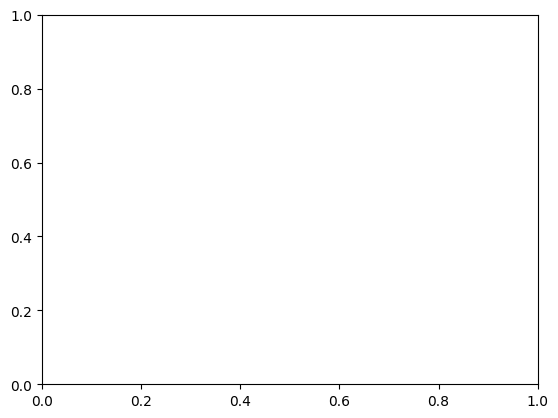
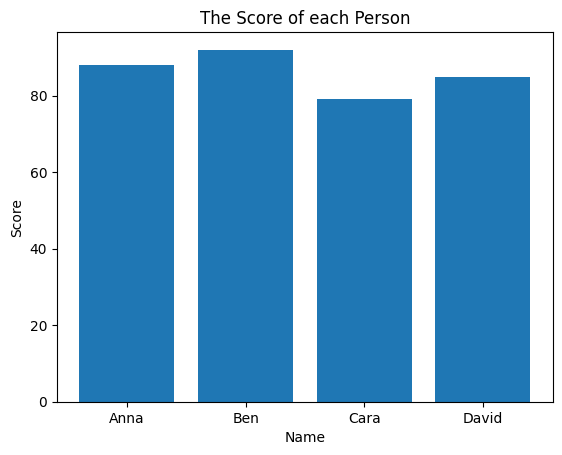
Unified diff of the notebook cell whose output changed from the first chart to the second:
--- before
+++ after
@@ -1,6 +1,6 @@
-bar = plt.subplots()
-bar.bar(df['Name'] , df['Score'])
-bar.set_title('Scores of People')
-bar.set_xlabel('Names')
-bar.set_ylabel('Scores')
+
+plt.bar(df['Name'] , df['Score']) 
+plt.title('The Score of each Person')
+plt.xlabel('Name')
+plt.ylabel('Score')
 plt.show()

Commit: up